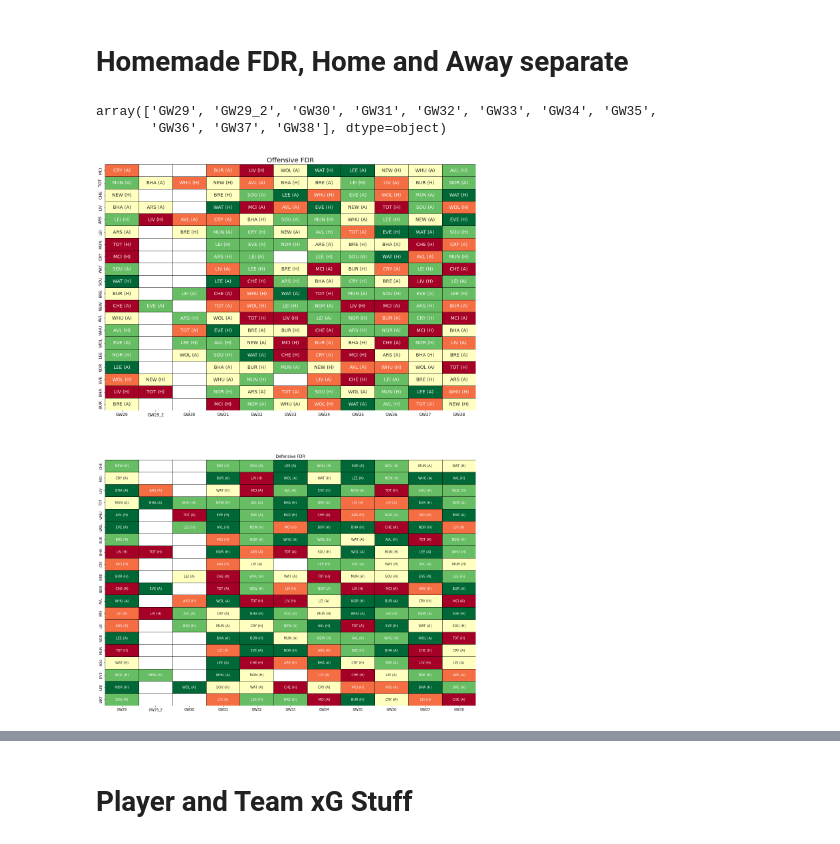
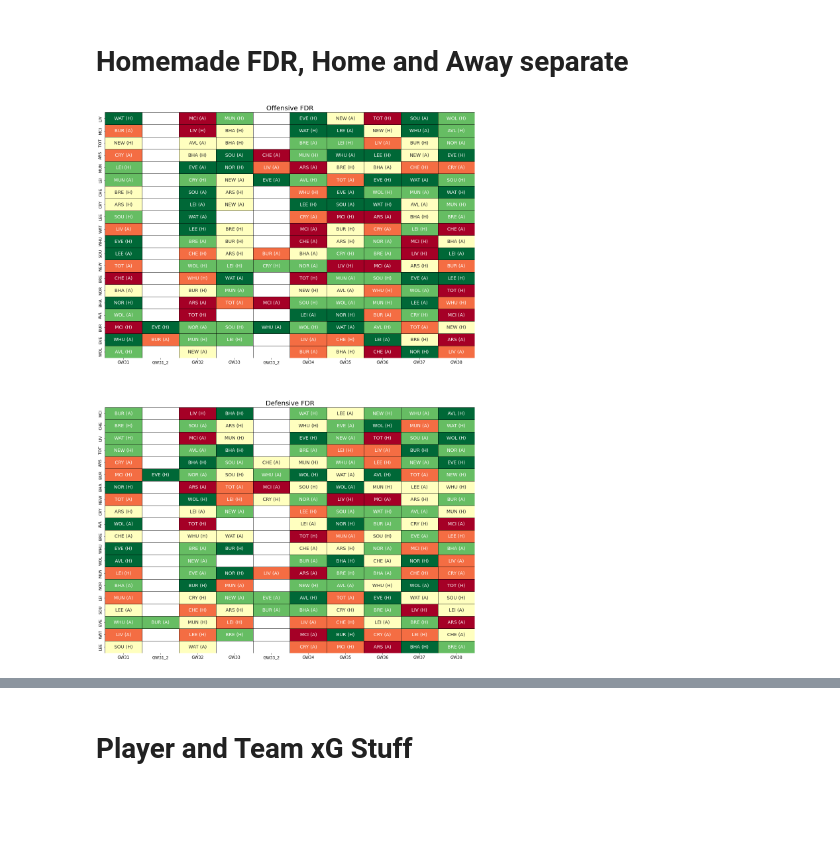
Before and after one commit to MatsThijssen/FPL, a Jupyter notebook: FPL.ipynb, the cells around one changed output, grey strips where cells are left out. Saved outputs shown, nothing was run; the diff lists cells and outputs as text; code cells hidden in the pictures; blank space fills up the shorter version.

Commit message:
Update main site, new graph

```diff
--- a/FPL.ipynb
+++ b/FPL.ipynb
@@ -249,58 +308,56 @@ Pukki  (NOR): 0.12 ,     Total Pts:   810
 # Homemade FDR, Home and Away separate
 # %%
 import FPLFunctions as fpl
-fix_off,fix_def, fix_off_fdr, fix_def_fdr, teams = fpl.AllInOneFDR(teams, GW=27, DGWS=[21,22,23,25,26,27,28,29])
+fix_off,fix_def, fix_off_fdr, fix_def_fdr, teams = fpl.AllInOneFDR(teams, GW=31, DGWS=[21,22,23,25,26,27,28,29,31,33])
 # %%
 #To make one really bad team not stand out like crazy and make every other team "hard"
-easiest_score = sorted(fix_off_fdr.max(axis=1).unique())[-3]
-#fix_off_fdr = fix_off_fdr.applymap(lambda x: min(x,easiest_score))
+easiest_score = sorted(fix_off_fdr.max(axis=1).unique())[-2]
+fix_off_fdr = fix_off_fdr.applymap(lambda x: min(x,easiest_score))
 fix_off_fdr = fix_off_fdr.applymap(lambda x: np.log(x))
 #easiest_score_def = sorted(fix_def_fdr.max(axis=1).unique())[-2]
 #fix_def_fdr = fix_def_fdr.applymap(lambda x: min(x,easiest_score_def))
 fix_def_fdr = fix_def_fdr.applymap(lambda x: np.log(x))
-# %%
-scaled_fdr_off.columns.values
-# %% [output]
-array(['GW29', 'GW29_2', 'GW30', 'GW31', 'GW32', 'GW33', 'GW34', 'GW35',
-       'GW36', 'GW37', 'GW38'], dtype=object)
 # %%
+
 weeks_to_show = 20
 
 #colors_def = ['#a50026','#f46d43','#fee08b','#ffffbf','#d9ef8b','#66bd63','#006837']
 
 colors = ['#a50026','#f46d43','#ffffbf','#66bd63','#006837']
 # red -> green
 
 scaled_fdr_off = (fix_off_fdr-fix_off_fdr.min().min())/(fix_off_fdr.max().max()-fix_off_fdr.min().min())*7
 
 #scaled_fdr_off = np.log(fix_off_fdr)
 
 scaled_fdr_def = (fix_def_fdr-fix_def_fdr.min().min())/(fix_def_fdr.max().max()-fix_def_fdr.min().min())*7
 scaled_fdr_def=scaled_fdr_def.max().max()-scaled_fdr_def
 
 #scaled_fdr_def = np.log(scaled_fdr_def+0.1)
 
 fig, ax = plt.subplots(2,1,figsize=(20,30))
 sns.heatmap(scaled_fdr_off.iloc[:,:weeks_to_show],annot=fix_off.drop('name',axis=1).set_index('short_name').iloc[:,:weeks_to_show],fmt='s',
            cmap=colors, cbar=False,lw=0.5, linecolor='k', ax=ax[0], edgecolors='k',annot_kws = {'fontsize':14})
 
 sns.heatmap(scaled_fdr_def.iloc[:,:weeks_to_show],annot=fix_def.drop('name',axis=1).set_index('short_name').iloc[:,:weeks_to_show],fmt='s',
-           cmap=colors, cbar=False, linewidth=0.5, linecolor='k', ax=ax[1])
+           cmap=colors, cbar=False, linewidth=0.5, linecolor='k', ax=ax[1],edgecolors='k',annot_kws = {'fontsize':14})
 
 
 ax[0].set_ylabel('')
 ax[0].set_title('Offensive FDR', fontsize=20)
 ax[0].set_yticklabels(scaled_fdr_off.index.values, fontsize=12)
 ax[0].set_xticklabels(scaled_fdr_off.columns.values, fontsize=12)
 ax[1].set_ylabel('')
-ax[1].set_title('Defensive FDR')
+ax[1].set_title('Defensive FDR', fontsize=20)
+ax[1].set_yticklabels(scaled_fdr_def.index.values, fontsize=12)
+ax[1].set_xticklabels(scaled_fdr_def.columns.values, fontsize=12)
 plt.show()
 extent = ax[0].get_window_extent().transformed(fig.dpi_scale_trans.inverted())
-fig.savefig('OffFDR.png', bbox_inches=extent.expanded(1.1, 1.2))
+#fig.savefig('OffFDR.png', bbox_inches=extent.expanded(1.1, 1.2))
 extent = ax[1].get_window_extent().transformed(fig.dpi_scale_trans.inverted())
-fig.savefig('DefFDR.png', bbox_inches=extent.expanded(1.1, 1.2))
+#fig.savefig('DefFDR.png', bbox_inches=extent.expanded(1.1, 1.2))
 # %% [output]
-[figure, old version]
+[figure, new version]
 # %%
 print('Best Offensive streak')
 #fix_off_fdr.iloc[:,:5].mean(1).sort_values(ascending=False)[:7]
```
Also changed, not shown: parts of 18 cells of this notebook, 4 other files.
